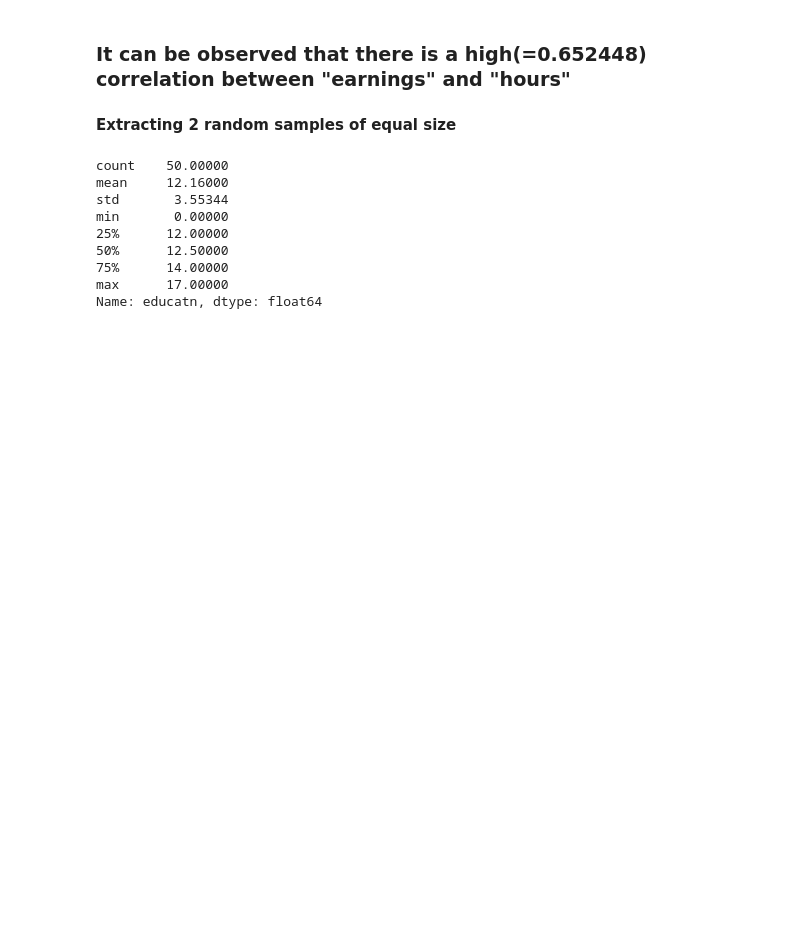
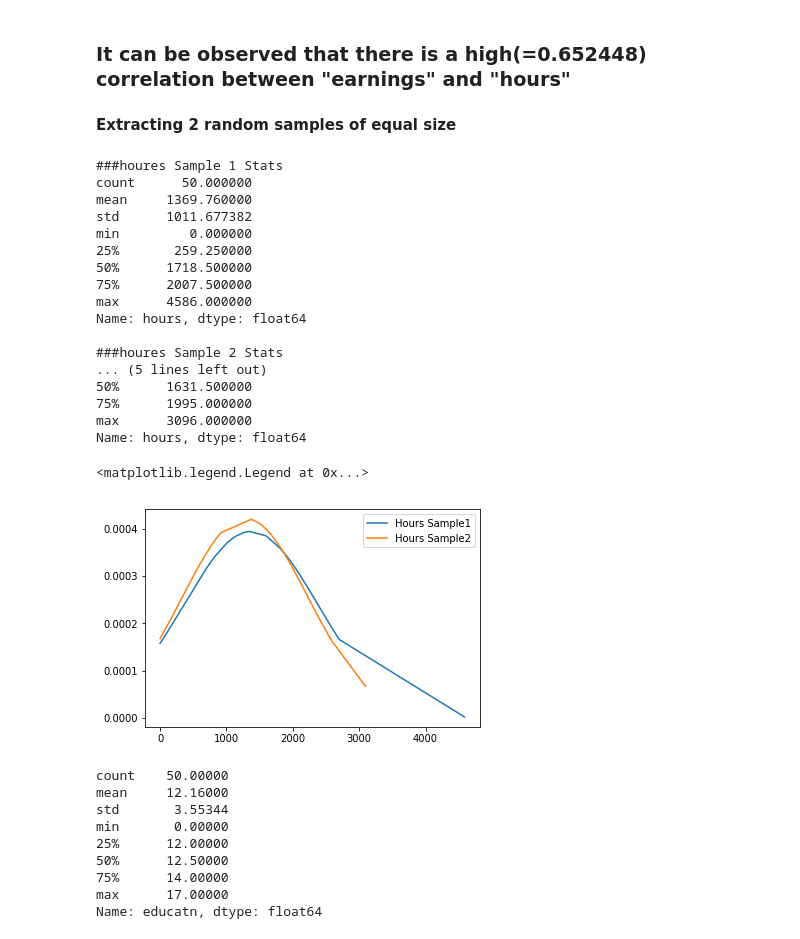
Before and after one commit to PraAnj/hypothesis-testing, a Jupyter notebook: ds project.ipynb, the cells around one changed output. Cells and saved outputs as stored; diff of their text form; code cells hidden in the pictures; blank space fills up the shorter version.

Commit message:
hours sampled

```diff
--- a/ds project.ipynb
+++ b/ds project.ipynb
@@ -156,6 +156,45 @@ my_data.corr(method='pearson')
 ### It can be observed that there is a high(=0.652448) correlation between "earnings" and "hours"
 # %% [markdown]
 **Extracting 2 random samples of equal size**
+# %%
+## Random sampling waruna
+hoursSample1 = my_data['hours'].sample(10);
+print("###houres Sample 1 Stats")
+print(hoursSample1.describe())
+
+sortedHoursSample1 = hoursSample1.sort_values();
+fit1 = stat.norm.pdf(sortedHoursSample1, hoursSample1.mean(), hoursSample1.std())
+plt.plot(sortedHoursSample1, fit1, label='Hours Sample1')
+plt.legend()
+
+hoursSample2 = my_data['hours'].sample(50);
+print("\r\n###houres Sample 2 Stats")
+print(hoursSample2.describe())
+
+sortedHoursSample2 = hoursSample2.sort_values();
+fit2 = stat.norm.pdf(sortedHoursSample2, hoursSample2.mean(), hoursSample2.std())
+plt.plot(sortedHoursSample2, fit2, label='Hours Sample2')
+plt.legend()
+# %% [output]
+###houres Sample 1 Stats
+count      50.000000
+mean     1369.760000
+std      1011.677382
+min         0.000000
+25%       259.250000
+50%      1718.500000
+75%      2007.500000
+max      4586.000000
+Name: hours, dtype: float64
+
+###houres Sample 2 Stats
+... (5 lines left out)
+50%      1631.500000
+75%      1995.000000
+max      3096.000000
+Name: hours, dtype: float64
+<matplotlib.legend.Legend at 0x...>
+[figure, added]
 # %%
 ## Random sampling
 sample1 = my_data['educatn'].sample(50);
```
